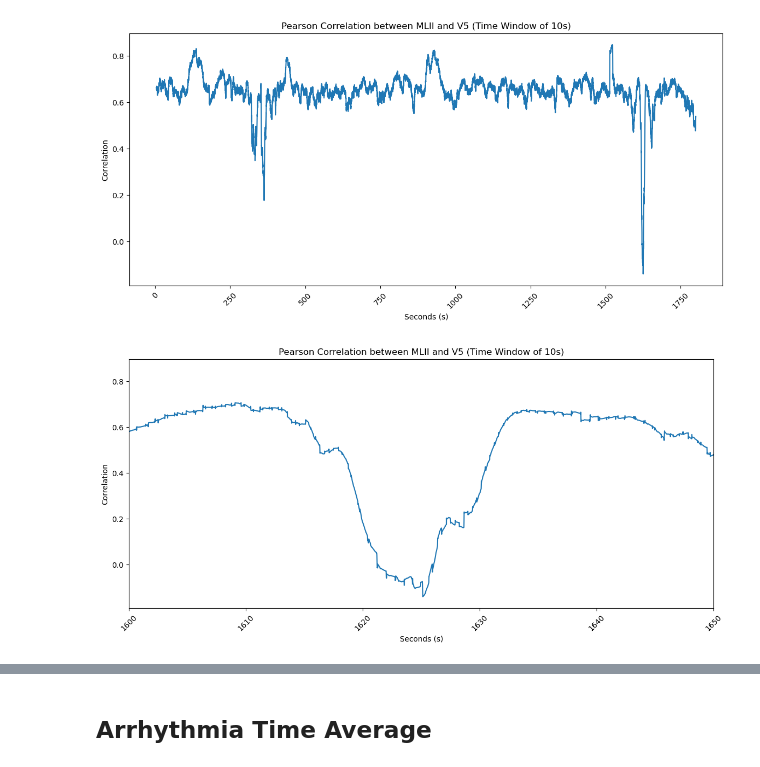
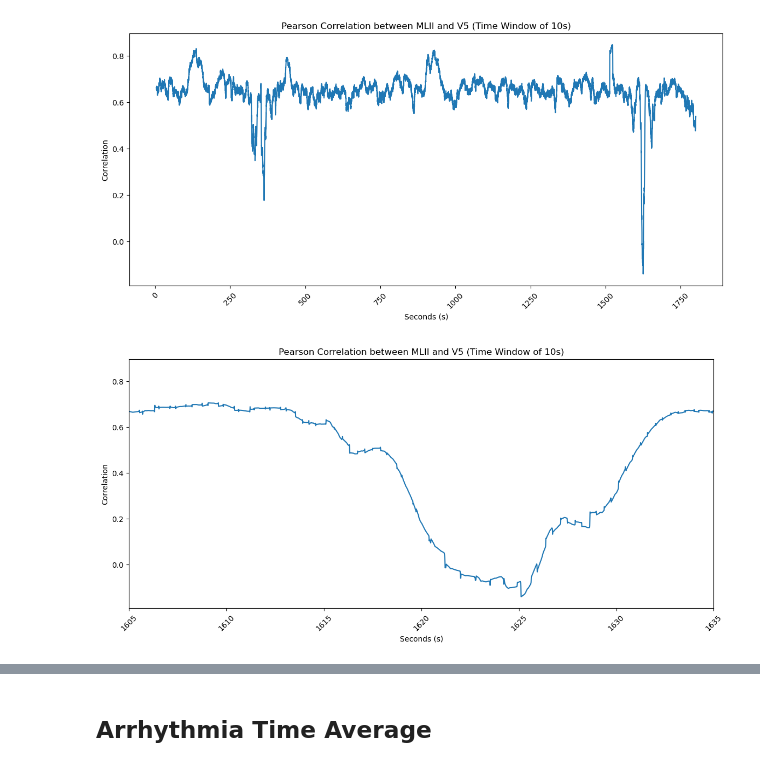
Before and after one commit to elk040/Cogs118C-Final, a Jupyter notebook: Most Recent/COGS118CFinal4-2.ipynb, the cells around one changed output, grey strips where cells are left out. Saved outputs shown, nothing was run; the diff lists cells and outputs as text; code cells hidden in the pictures.

```diff
--- a/Most Recent/COGS118CFinal4-2.ipynb
+++ b/Most Recent/COGS118CFinal4-2.ipynb
@@ -285,18 +285,18 @@ plt.show()
 # %%
 window = Fs * 10
 correlation_coeffs = []
 
 plt.figure(figsize=(14, 6))
 
 sample_range = np.arange(0, (1805 + (200/Fs)), 1/Fs)
 
 pearson = df_MLII.rolling(window = (window), center = True).corr(df_V5)
 plt.plot(sample_range, pearson)
 plt.xlabel('Seconds (s)')
 plt.ylabel('Correlation')
 plt.title('Pearson Correlation between MLII and V5 (Time Window of 10s)')
 plt.xticks(rotation = 45)
-plt.xlim(1600, 1650)
+plt.xlim(1605, 1635)
 plt.show()
 # %% [output]
-[figure, old version]
+[figure, new version]
```
Also changed, not shown: parts of 30 cells of this notebook.
